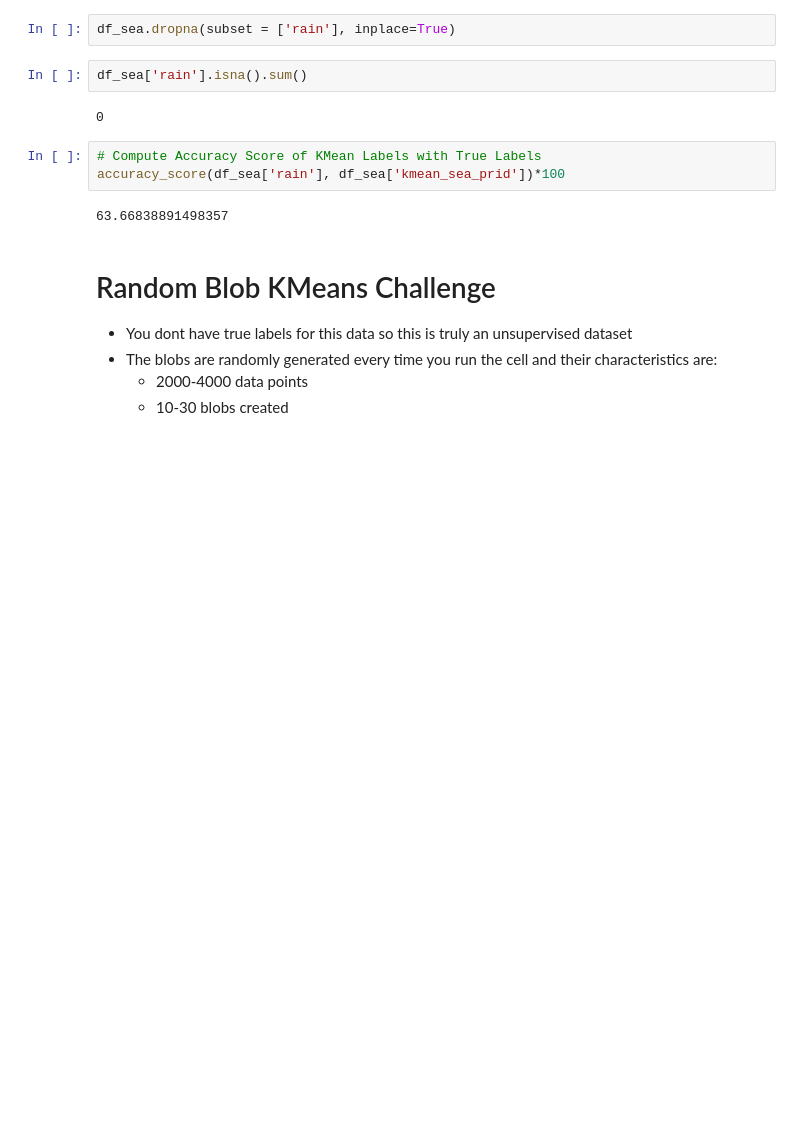
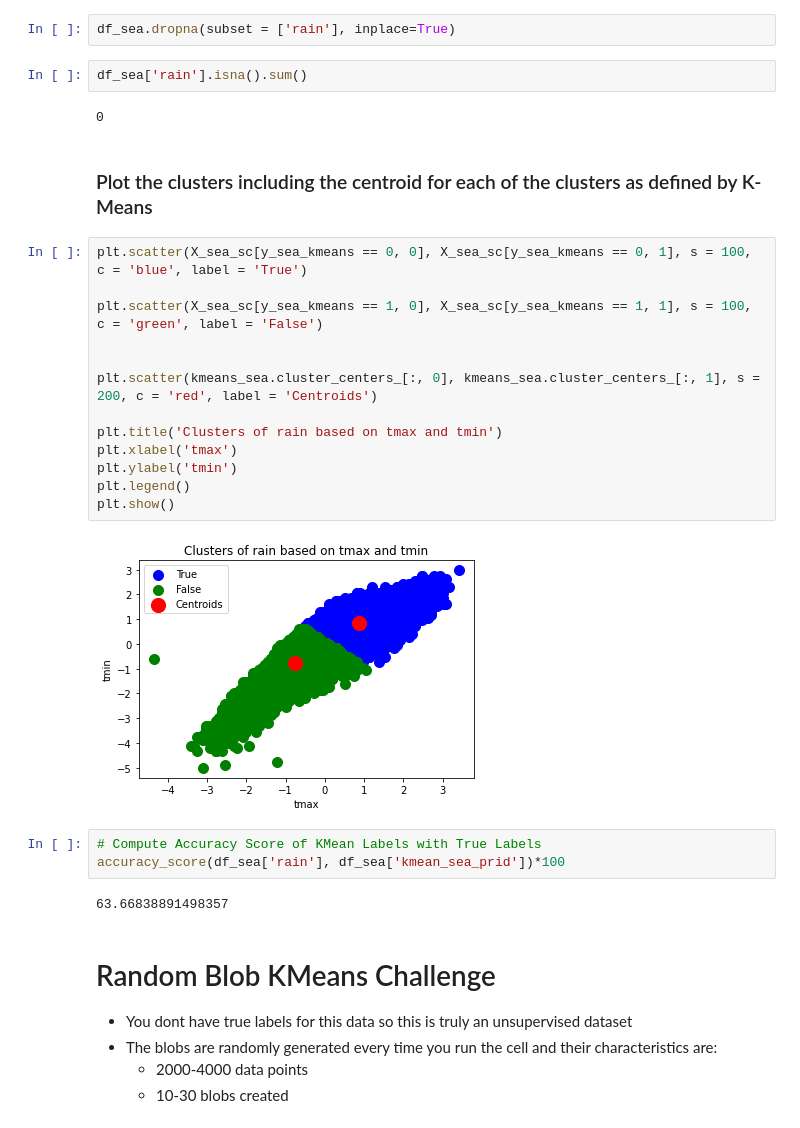
Before and after one commit to RashaAlharthi/K-Means_Clustering_Assignment, a Jupyter notebook: K_Means_Clustering_Assignment_By_Rasha.ipynb, the cells around one changed output. Saved outputs shown, nothing was run; the diff lists cells and outputs as text; blank space fills up the shorter version.

```diff
--- a/K_Means_Clustering_Assignment_By_Rasha.ipynb
+++ b/K_Means_Clustering_Assignment_By_Rasha.ipynb
@@ -227,6 +211,23 @@ df_sea.dropna(subset = ['rain'], inplace=True)
 df_sea['rain'].isna().sum()
 # %% [output]
 0
+# %% [markdown]
+### Plot the clusters including the centroid for each of the clusters as defined by K-Means
+# %%
+plt.scatter(X_sea_sc[y_sea_kmeans == 0, 0], X_sea_sc[y_sea_kmeans == 0, 1], s = 100, c = 'blue', label = 'True')
+
+plt.scatter(X_sea_sc[y_sea_kmeans == 1, 0], X_sea_sc[y_sea_kmeans == 1, 1], s = 100, c = 'green', label = 'False')
+
+
+plt.scatter(kmeans_sea.cluster_centers_[:, 0], kmeans_sea.cluster_centers_[:, 1], s = 200, c = 'red', label = 'Centroids')
+
+plt.title('Clusters of rain based on tmax and tmin')
+plt.xlabel('tmax')
+plt.ylabel('tmin')
+plt.legend()
+plt.show()
+# %% [output]
+[figure, added]
 # %%
 # Compute Accuracy Score of KMean Labels with True Labels
 accuracy_score(df_sea['rain'], df_sea['kmean_sea_prid'])*100
```
Also changed, not shown: parts of 12 cells of this notebook.
